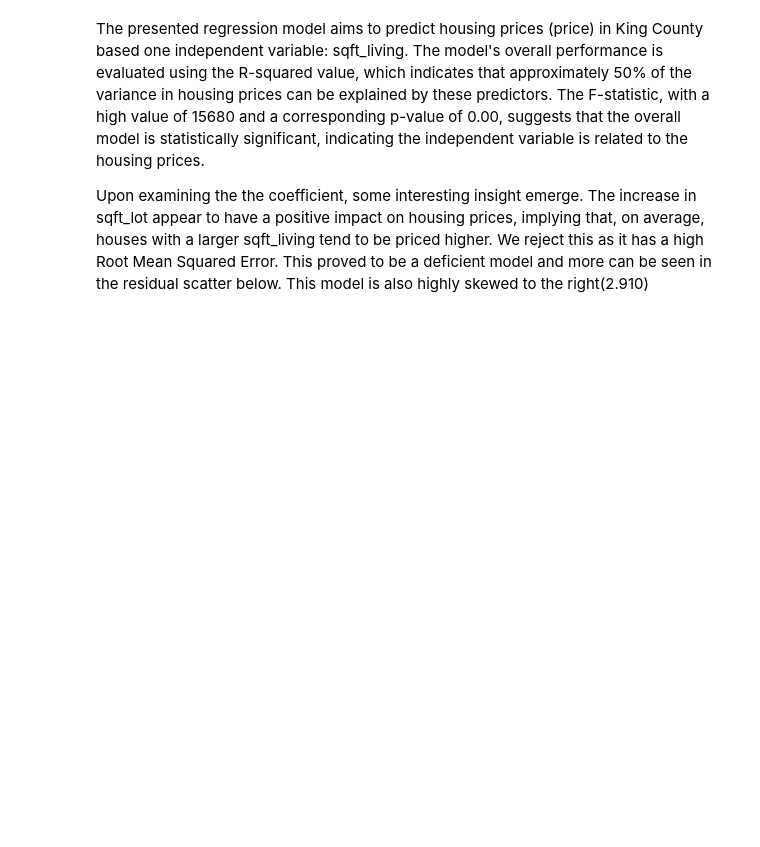
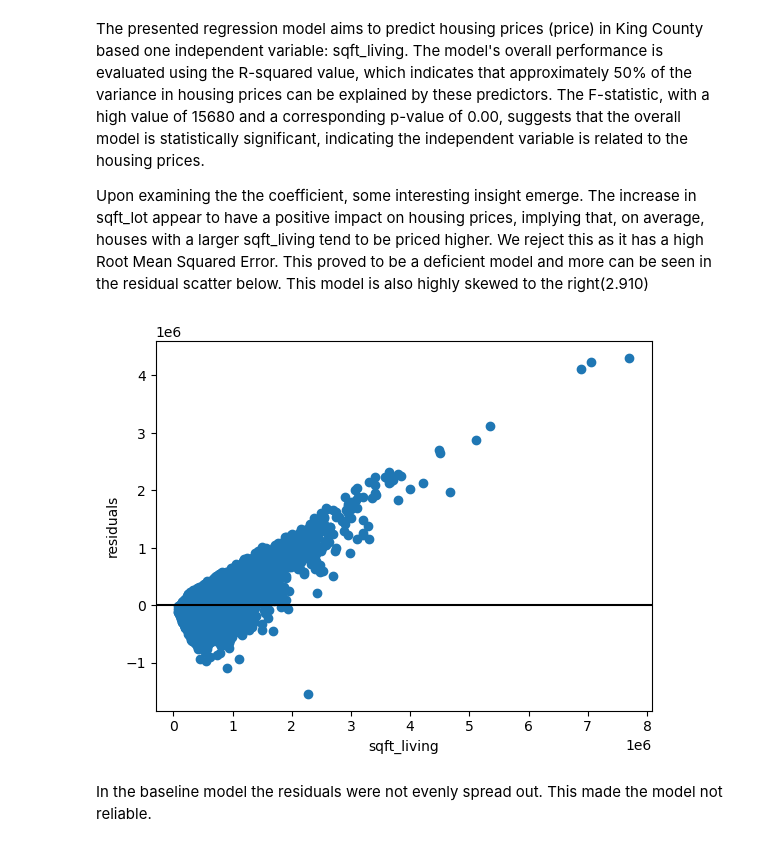
Before and after one commit to learn-co-curriculum/dsc-phase-2-project-v2-3, a Jupyter notebook: student.ipynb, the cells around one changed output. Drawn from its saved outputs; the diff is of its cells as text; code cells hidden in the pictures; blank space fills up the shorter version.

```diff
--- a/student.ipynb
+++ b/student.ipynb
@@ -781,3 +777,17 @@ The presented regression model aims to predict housing prices (price) in King Co
 
 Upon examining the the coefficient, some interesting insight emerge. The increase in sqft_lot appear to have a positive impact on housing prices, implying that, on average, houses with a larger  sqft_living tend to be priced higher. We reject this as it has a high Root Mean Squared Error. This proved to be a deficient model and more can be seen in the residual scatter below.
 This model is also highly skewed to the right(2.910)
+# %%
+#residuals scatter plot
+
+
+fig, ax = plt.subplots()
+
+ax.scatter(numeric["price"], results0.resid)
+ax.axhline(y=0, color="black")
+ax.set_xlabel("sqft_living")
+ax.set_ylabel("residuals");
+# %% [output]
+[figure, added]
+# %% [markdown]
+In the baseline model the residuals were not evenly spread out. This made the model not reliable.
```
Also changed, not shown: parts of 21 cells of this notebook.
